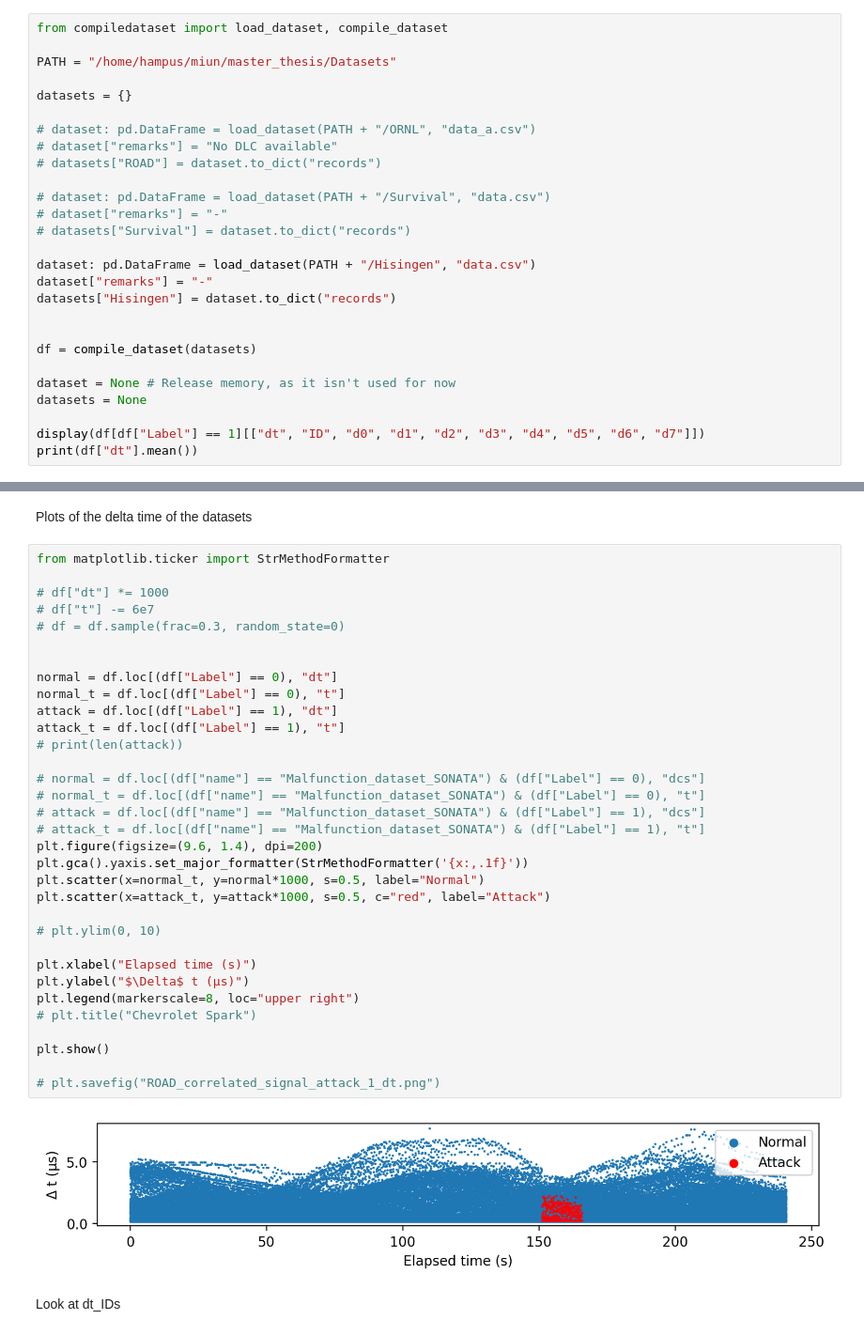
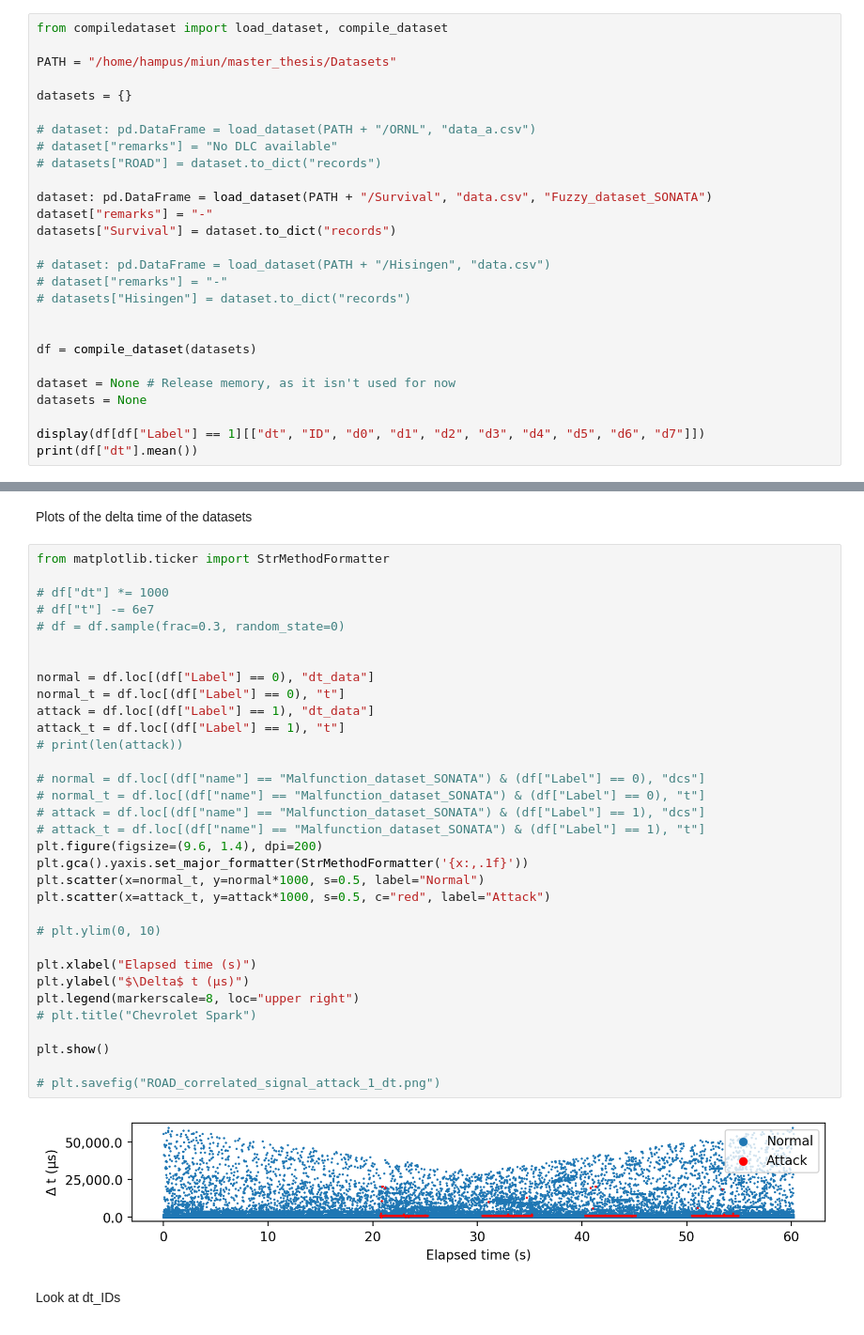
Before and after one commit to hampu5/ml-classify, a Jupyter notebook: ml_classify/main-notebook.ipynb, the cells around one changed output, grey strips where cells are left out. Shown at 94% size. Drawn from its saved outputs; the diff is of its cells as text.

```diff
--- a/ml_classify/main-notebook.ipynb
+++ b/ml_classify/main-notebook.ipynb
@@ -43,13 +43,13 @@ datasets = {}
 # dataset["remarks"] = "No DLC available"
 # datasets["ROAD"] = dataset.to_dict("records")
 
-# dataset: pd.DataFrame = load_dataset(PATH + "/Survival", "data.csv")
+dataset: pd.DataFrame = load_dataset(PATH + "/Survival", "data.csv", "Fuzzy_dataset_SONATA")
+dataset["remarks"] = "-"
+datasets["Survival"] = dataset.to_dict("records")
+
+# dataset: pd.DataFrame = load_dataset(PATH + "/Hisingen", "data.csv")
 # dataset["remarks"] = "-"
-# datasets["Survival"] = dataset.to_dict("records")
-
-dataset: pd.DataFrame = load_dataset(PATH + "/Hisingen", "data.csv")
-dataset["remarks"] = "-"
-datasets["Hisingen"] = dataset.to_dict("records")
+# datasets["Hisingen"] = dataset.to_dict("records")
 
 
 df = compile_dataset(datasets)
@@ -82,36 +81,36 @@ from matplotlib.ticker import StrMethodFormatter
 
 # df["dt"] *= 1000
 # df["t"] -= 6e7
 # df = df.sample(frac=0.3, random_state=0)
 
 
-normal = df.loc[(df["Label"] == 0), "dt"]
+normal = df.loc[(df["Label"] == 0), "dt_data"]
 normal_t = df.loc[(df["Label"] == 0), "t"]
-attack = df.loc[(df["Label"] == 1), "dt"]
+attack = df.loc[(df["Label"] == 1), "dt_data"]
 attack_t = df.loc[(df["Label"] == 1), "t"]
 # print(len(attack))
 
 # normal = df.loc[(df["name"] == "Malfunction_dataset_SONATA") & (df["Label"] == 0), "dcs"]
 # normal_t = df.loc[(df["name"] == "Malfunction_dataset_SONATA") & (df["Label"] == 0), "t"]
 # attack = df.loc[(df["name"] == "Malfunction_dataset_SONATA") & (df["Label"] == 1), "dcs"]
 # attack_t = df.loc[(df["name"] == "Malfunction_dataset_SONATA") & (df["Label"] == 1), "t"]
 plt.figure(figsize=(9.6, 1.4), dpi=200)
 plt.gca().yaxis.set_major_formatter(StrMethodFormatter('{x:,.1f}'))
 plt.scatter(x=normal_t, y=normal*1000, s=0.5, label="Normal")
 plt.scatter(x=attack_t, y=attack*1000, s=0.5, c="red", label="Attack")
 
 # plt.ylim(0, 10)
 
 plt.xlabel("Elapsed time (s)")
 plt.ylabel("$\Delta$ t (µs)")
 plt.legend(markerscale=8, loc="upper right")
 # plt.title("Chevrolet Spark")
 
 plt.show()
 
 # plt.savefig("ROAD_correlated_signal_attack_1_dt.png")
 # %% [output]
-[figure, old version]
+[figure, new version]
 # %% [markdown]
 Look at dt_IDs
 # %%
```
Also changed, not shown: parts of 1 cell of this notebook, 4 other files.
